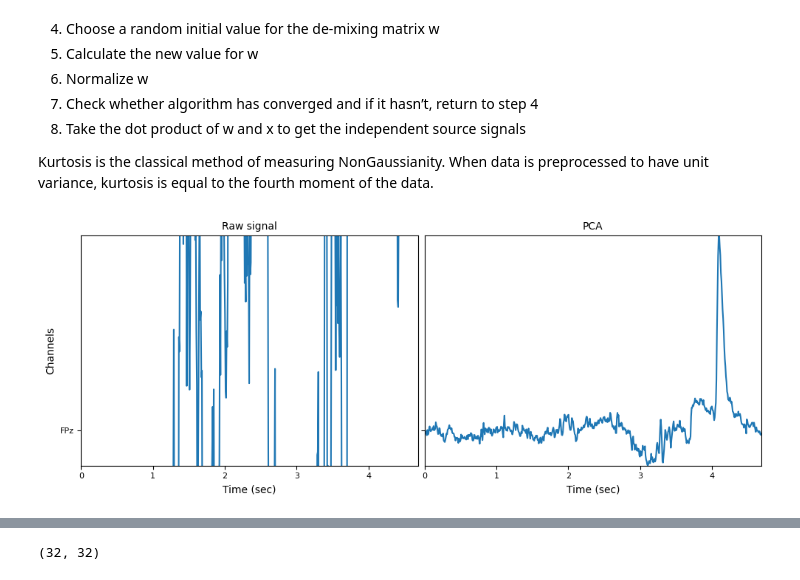
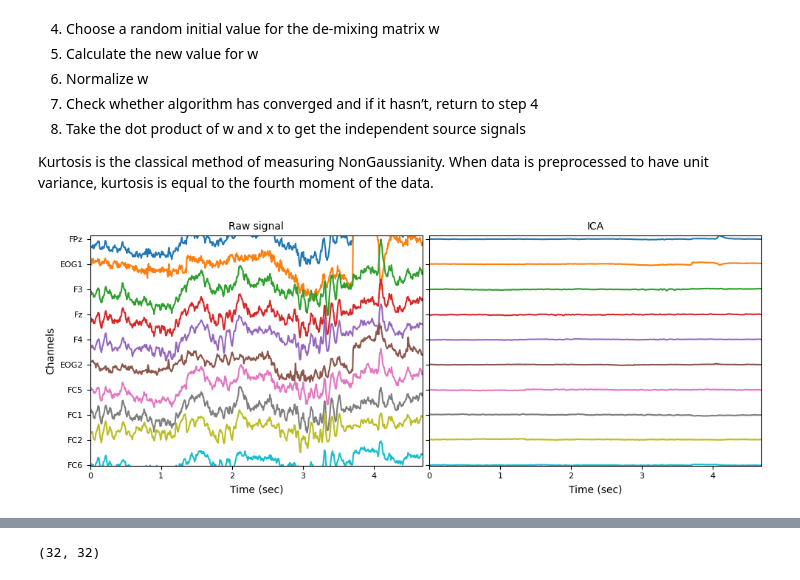
Before and after one commit to RezaSaadatyar/EEG-Lab, a Jupyter notebook: Code/App1_EEG.ipynb, the cells around one changed output, grey strips where cells are left out. Drawn from its saved outputs; the diff is of its cells as text; code cells hidden in the pictures.

```diff
--- a/Code/App1_EEG.ipynb
+++ b/Code/App1_EEG.ipynb
@@ -215,17 +217,14 @@ Kurtosis is the classical method of measuring NonGaussianity. When data is prepr
 # %%
 data_centered = data- np.mean(data, axis=0)                          # Center the data (time points x electrode channels)
 data_cov = np.cov(data_centered, rowvar=False)                       # Compute the covariance matrix
 eigenvalues, eigenvectors = np.linalg.eig(data_cov)                  # Compute the eigenvalues and eigenvectors
-idx = eigenvalues.argsort()[::-1]                                 # Arrange eigenvalues and eigenvectors in descending order, aligning the first principal component with the eigenvector of the highest eigenvalue
-eigenvalues = eigenvalues[idx]
-eigenvectors = eigenvectors[:, idx]
 dig_eigenvalues = np.diag(1.0 / np.sqrt(eigenvalues))                # Calculate the diagonal matrix of eigenvalues raised to the power of -0.5
 whitening_matrix = np.dot(np.dot(eigenvectors, dig_eigenvalues), eigenvectors.T)  # Compute the whitening matrix
 X_white = np.dot(data_centered, whitening_matrix)                    # Apply the whitening transformation to data_centered
 data_features = pd.DataFrame(X_white)
-plot_features(data.iloc[:,0:1], data_features.iloc[:,0:1], Fs, channels[:1], first_point=0, last_point=600, num_chan=10, type_feature='PCA')
+plot_features(data, data_features, Fs, channels, first_point=0, last_point=600, num_chan=10, type_feature='ICA')
 # %% [output]
-[figure, old version]
+[figure, new version]
 # %%
 data_features
 # %% [output]
```
Also changed, not shown: parts of 1 cell of this notebook.
